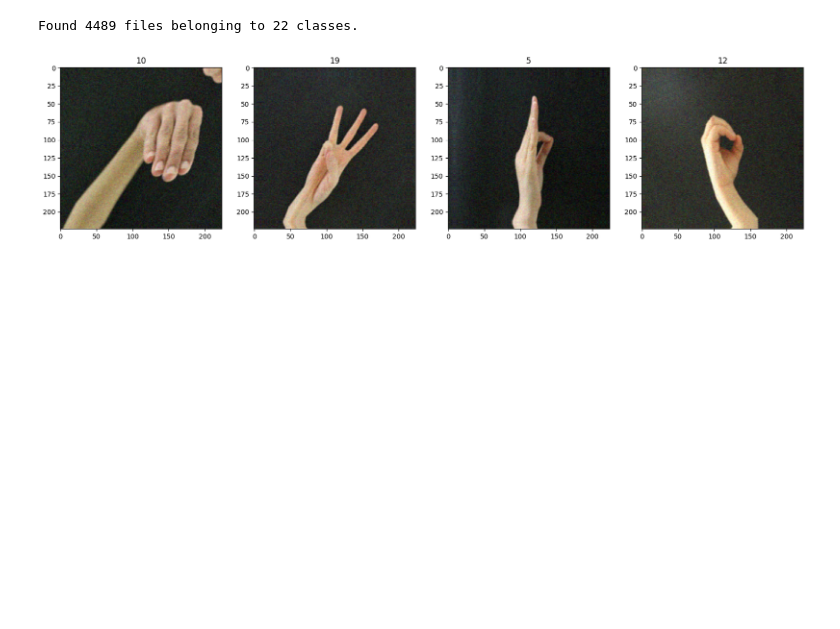
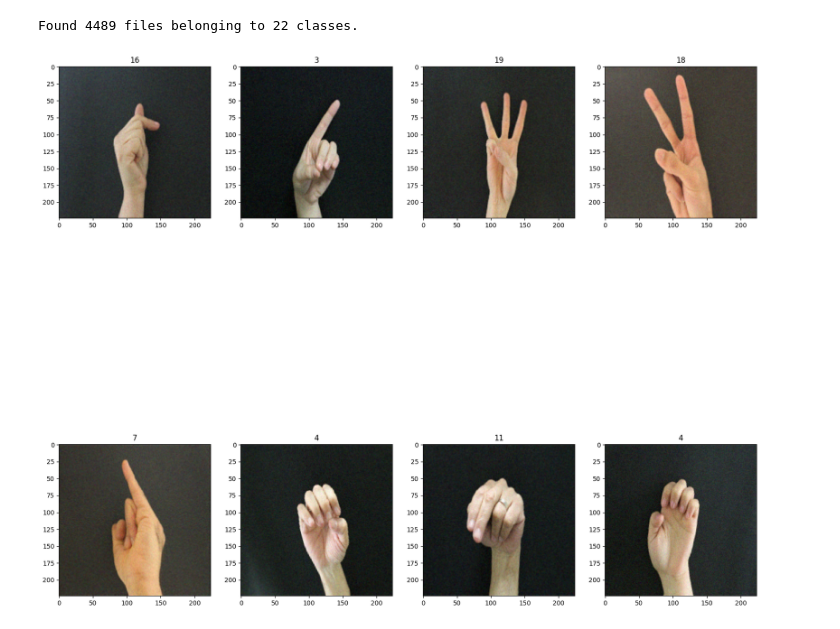
Before and after one commit to alfoCaiazza/LIS-Gesture-Translator, a Jupyter notebook: src/script/data_setput.ipynb, the cells around one changed output. Cells and saved outputs as stored; diff of their text form; code cells hidden in the pictures; blank space fills up the shorter version.

```diff
--- a/src/script/data_setput.ipynb
+++ b/src/script/data_setput.ipynb
@@ -80,16 +80,14 @@ preprocessing_model = tf.keras.Sequential([
 
     # Data augmentation:
     tf.keras.layers.RandomFlip("horizontal"),  # Simulating left hand
-    tf.keras.layers.RandomRotation(0.1),       # Rotations, max ±10%
+    tf.keras.layers.RandomRotation(0.05),       # Rotations, max ±10%
 
     # Gaussiano noise
-    tf.keras.layers.Lambda(
-        lambda x: tf.clip_by_value(
-            x + tf.random.normal(tf.shape(x), mean=0.0, stddev=0.05), 0.0, 1.0
-        )
-    ),
+    tf.keras.layers.Lambda(lambda x: tf.clip_by_value(
+        x + tf.random.normal(tf.shape(x), mean=0.0, stddev=0.03), 0.0, 1.0
+    )),
 
-    tf.keras.layers.RandomZoom(0.1)
+    tf.keras.layers.RandomZoom(0.01)
 ])
 
 train_ds = train_ds.map(lambda x, y: (preprocessing_model(x), y))
@@ -97,9 +95,11 @@ train_ds = train_ds.map(lambda x, y: (preprocessing_model(x), y))
 train = train_ds.as_numpy_iterator()
 batch = train.next()
 # %%
-fig, ax = plt.subplots(ncols=4, figsize=(20,20))
-for idx, img in enumerate(batch[0][:4]):
+fig, ax = plt.subplots(ncols=4, nrows=2 ,figsize=(20,20))
+ax = ax.flatten()
+
+for idx, img in enumerate(batch[0][:8]):
     ax[idx].imshow(img)
     ax[idx].title.set_text(batch[1][idx])
 # %% [output]
-[figure, old version]
+[figure, new version]
```
Also changed, not shown: parts of 1 cell of this notebook, 1 other file.
